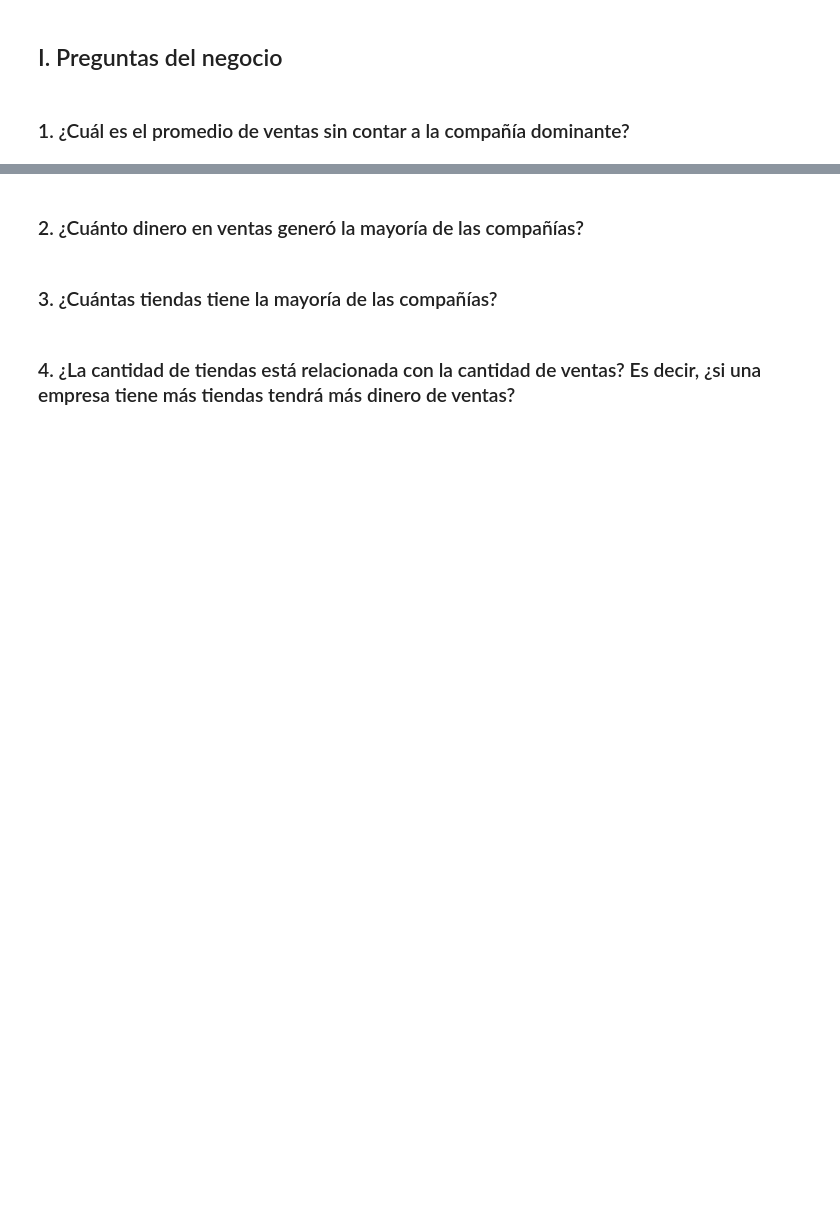
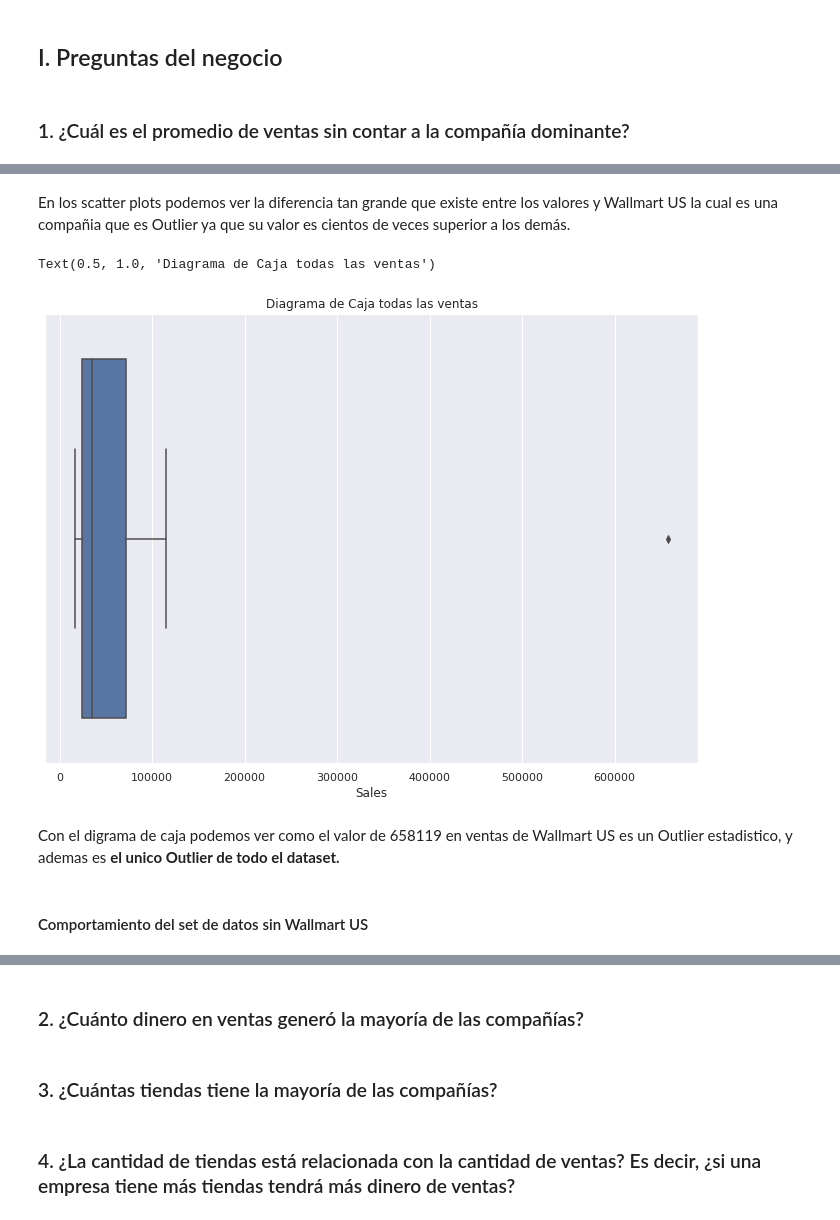
Before and after one commit to LuisReyes98/platzi-datacademy-proyecto, a Jupyter notebook: proyecto_datacademy.ipynb, the cells around one changed output, grey strips where cells are left out. Saved outputs shown, nothing was run; the diff lists cells and outputs as text; code cells hidden in the pictures; blank space fills up the shorter version.

```diff
--- a/proyecto_datacademy.ipynb
+++ b/proyecto_datacademy.ipynb
@@ -97,0 +148,13 @@ sns.scatterplot(
+# %% [markdown]
+En los scatter plots podemos ver la diferencia tan grande que existe entre los valores y Wallmart US la cual es una compañia que es Outlier ya que su valor es cientos de veces superior a los demás.
+# %%
+sns.set(rc={'figure.figsize': (11.7, 8.27)})
+chart = sns.boxplot(x=df['Sales'])
+chart.set_title('Diagrama de Caja todas las ventas')
+# %% [output]
+Text(0.5, 1.0, 'Diagrama de Caja todas las ventas')
+[figure, added]
+# %% [markdown]
+Con el digrama de caja podemos ver como el valor de 658119 en ventas de Wallmart US es un Outlier estadistico, y ademas es **el unico Outlier de todo el dataset.**
+# %% [markdown]
+#### Comportamiento del set de datos sin Wallmart US
```
Also changed, not shown: parts of 16 cells of this notebook.
